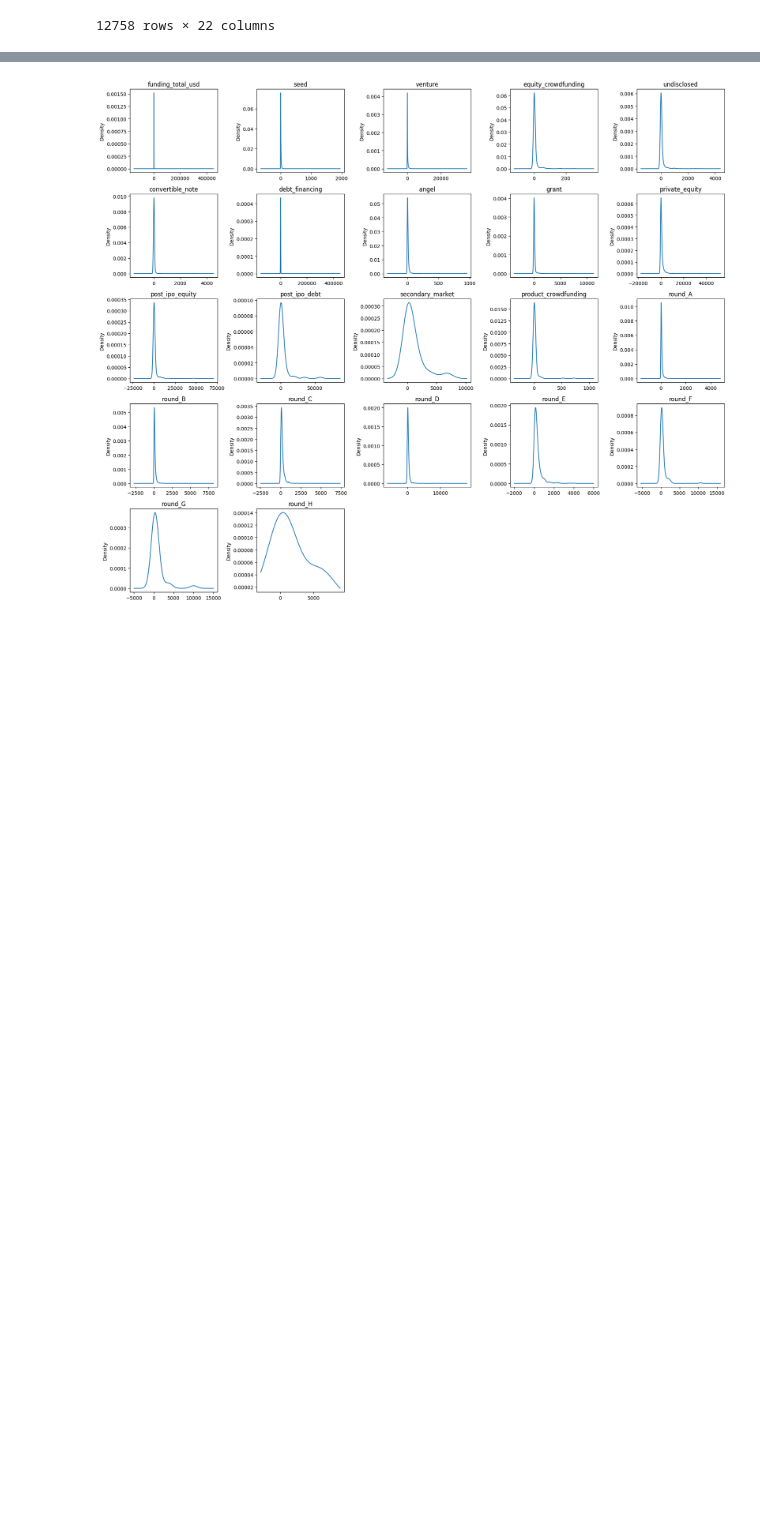
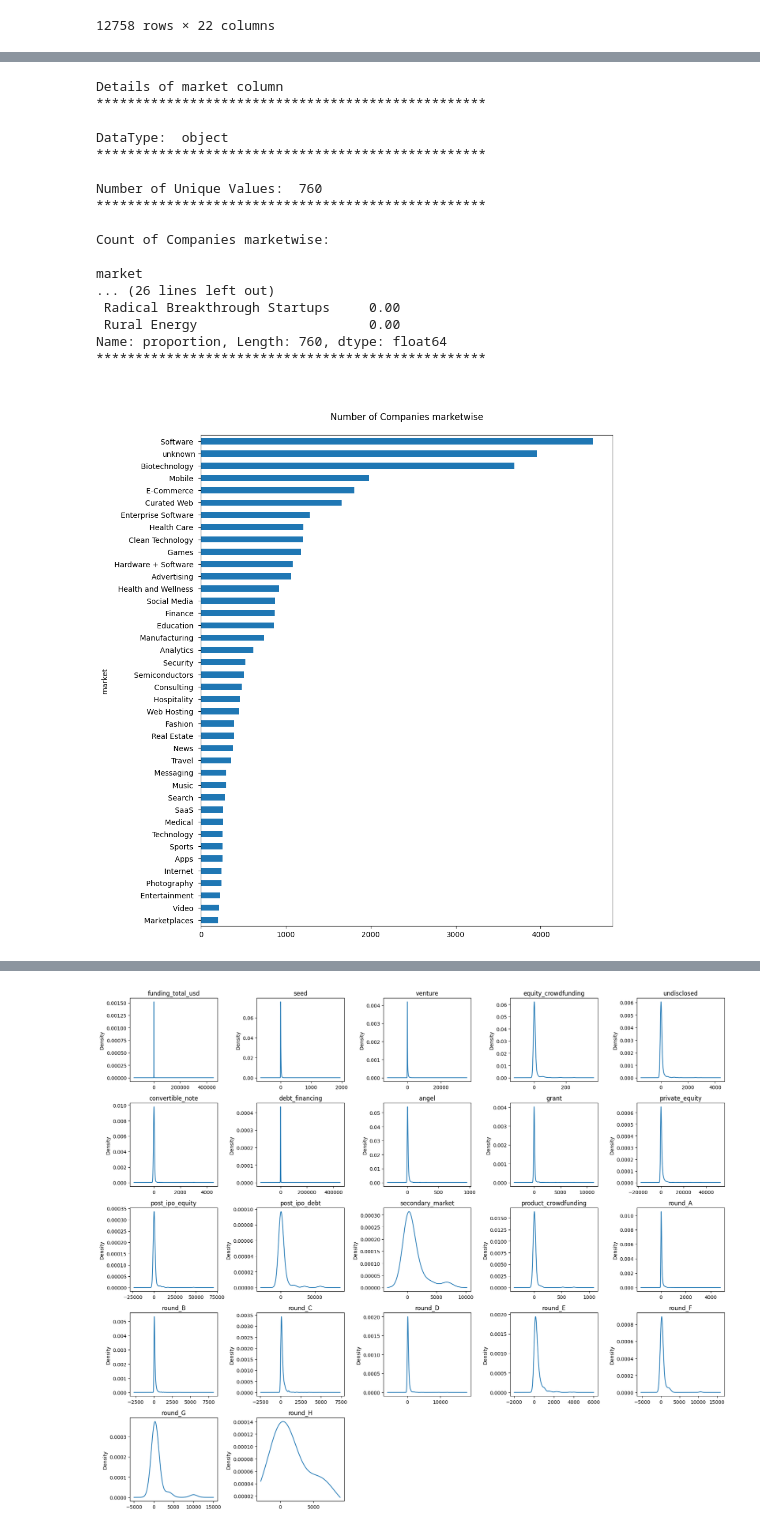
Before and after one commit to shamabansal17/Startups_funding_Analysis, a Jupyter notebook: funding_startup.ipynb, the cells around one changed output, grey strips where cells are left out. Saved outputs shown, nothing was run; the diff lists cells and outputs as text; code cells hidden in the pictures; blank space fills up the shorter version.

```diff
--- a/funding_startup.ipynb
+++ b/funding_startup.ipynb
@@ -351,6 +367,6 @@ Name: count, dtype: int64
 # %%
-df['first_funding_at']=pd.to_datetime(df['first_funding_at'])
-df['last_funding_at']=pd.to_datetime(df['last_funding_at'])
+# df['first_funding_at']=pd.to_datetime(df['first_funding_at'])               must not needed
+# df['last_funding_at']=pd.to_datetime(df['last_funding_at'])
 # %%
 df.fillna('others',inplace=True)
 # %%
@@ -397,0 +422,52 @@ df[df.iloc[:,16:].sum(axis=1)-df['funding_total_usd']!=0][fund_col]
+# %%
+# Function to print basic useful details for categorial column
+def get_column_details(df,column,plt_req,plot_size,a=40):
+    print("Details of",column,"column")
+    print('*'*50)
+
+    #DataType of column
+    print("\nDataType: ",df[column].dtype)
+    print('*'*50)
+
+
+    #Get Number of Unique Values
+    print("\nNumber of Unique Values: ",df[column].nunique())
+    print('*'*50)
+
+
+    #Get Category counts of Column
+    print(f"\nCount of Companies {column}wise:\n")
+    print(df[column].value_counts())
+    print('*'*50)
+    print(f"\nPercentage of companies {column}wise:\n")
+    print(round(df[column].value_counts(normalize=True)*100,2))
+    print('*'*50)
+
+    # visualising plot
+    plt.figure(figsize=plot_size)
+    plt.title(f"\n\nNumber of Companies {column}wise\n")
+
+    df[column].value_counts()[:a].plot(kind=plt_req)
+    plt.gca().invert_yaxis()
+    plt.show()
+# %%
+get_column_details(df,column='market',plt_req='barh',plot_size=(10,12))
+# %% [output]
+Details of market column
+**************************************************
+
+DataType:  object
+**************************************************
+
+Number of Unique Values:  760
+**************************************************
+
+Count of Companies marketwise:
+
+market
+... (26 lines left out)
+ Radical Breakthrough Startups     0.00
+ Rural Energy                      0.00
+Name: proportion, Length: 760, dtype: float64
+**************************************************
+[figure, added]
```
Also changed, not shown: parts of 21 cells of this notebook.
